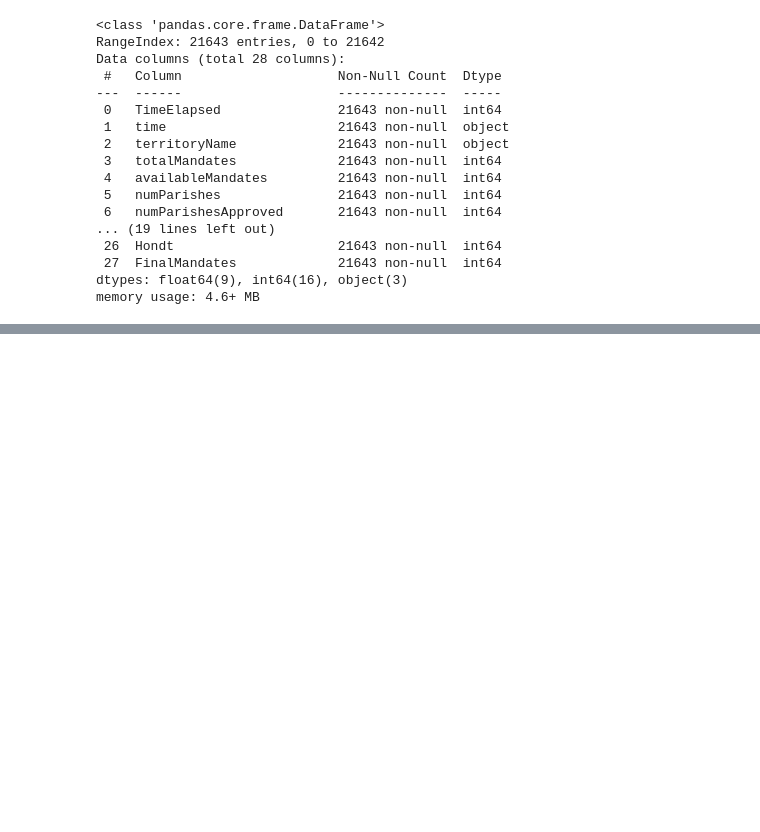
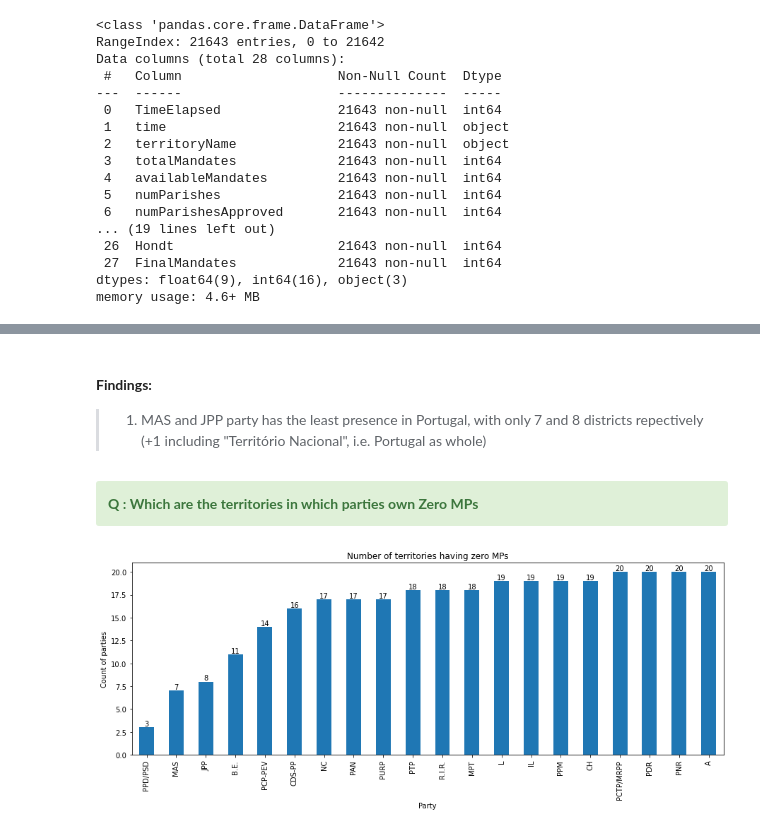
Before and after one commit to sreeh4ri/ictk_projects, a Jupyter notebook: projects/Final-Project/final-project.ipynb, the cells around one changed output, grey strips where cells are left out. Drawn from its saved outputs; the diff is of its cells as text; code cells hidden in the pictures; blank space fills up the shorter version.

```diff
--- a/projects/Final-Project/final-project.ipynb
+++ b/projects/Final-Project/final-project.ipynb
@@ -110,0 +194,13 @@ memory usage: 4.6+ MB
+# %% [markdown]
+#### **Findings:**
+>1. MAS and JPP party has the least presence in Portugal, with only 7 and 8 districts repectively (+1 including "Território Nacional", i.e. Portugal as whole)
+# %% [markdown]
+<div class="alert alert-success"><b>Q : Which are the territories in which parties own Zero MPs</b></div>
+# %%
+plt.figure(figsize=(15, 5))
+ax = ucdata[(ucdata['FinalMandates'] == 0) & (ucdata['territoryName'] != 'Território Nacional')].groupby('Party')[
+    'territoryName'].nunique().sort_values().plot(kind='bar', ylabel="Count of parties", title="Number of territories having zero MPs")
+ax.bar_label(ax.containers[0])
+plt.show()
+# %% [output]
+[figure, added]
```
Also changed, not shown: parts of 18 cells of this notebook, 1 other file.
